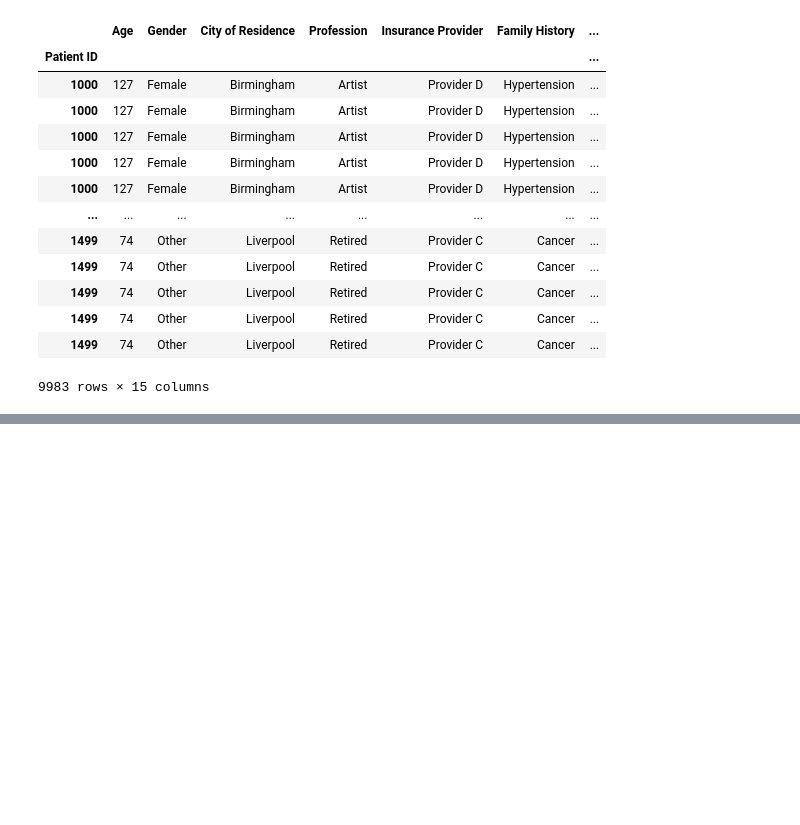
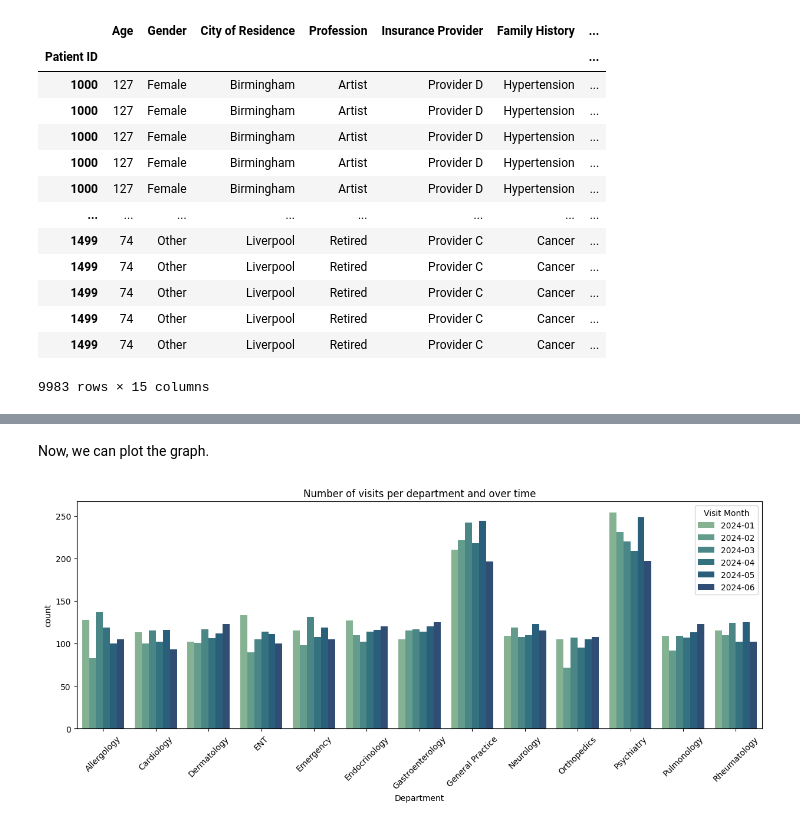
Before and after one commit to amdbsilva/pre-processing, a Jupyter notebook: projeto de datapreprocessing.ipynb, the cells around one changed output, grey strips where cells are left out. Drawn from its saved outputs; the diff is of its cells as text; code cells hidden in the pictures; blank space fills up the shorter version.

```diff
--- a/projeto de datapreprocessing.ipynb
+++ b/projeto de datapreprocessing.ipynb
@@ -924,0 +974,3 @@ data
+# %%
+data['Visit Month'] = data['Visit Date'].dt.to_period('M')
+data.head()
@@ -924,0 +985,10 @@ data
+# %% [markdown]
+Now, we can plot the graph.
+# %%
+fig= plt.subplots(figsize = (15,5))
+sns.countplot(data = data, x = 'Department', hue = 'Visit Month', palette = 'crest')
+plt.xticks(rotation = 45)
+plt.title('Number of visits per department and over time')
+plt.show()
+# %% [output]
+[figure, added]
```
Also changed, not shown: parts of 16 cells of this notebook.
